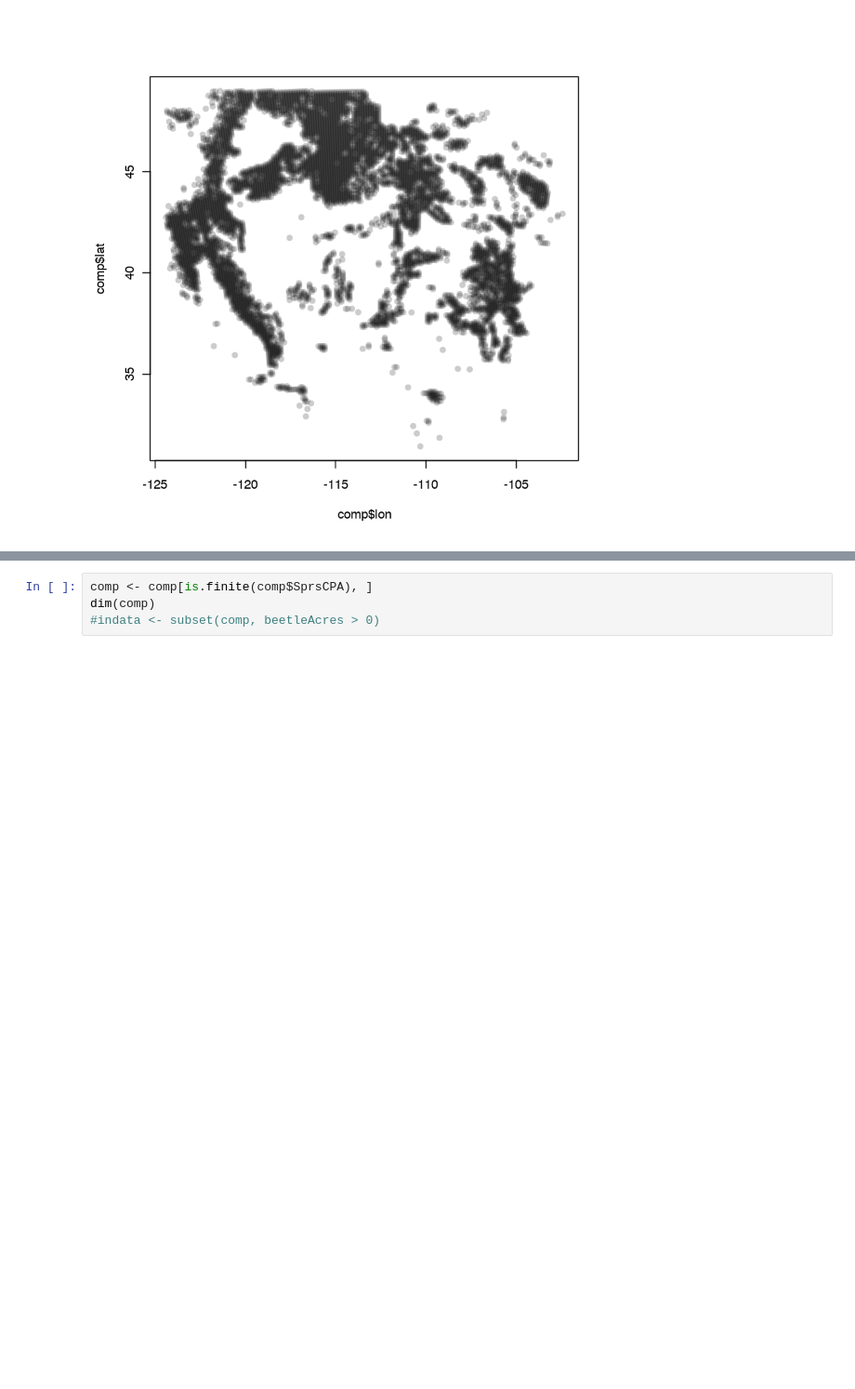
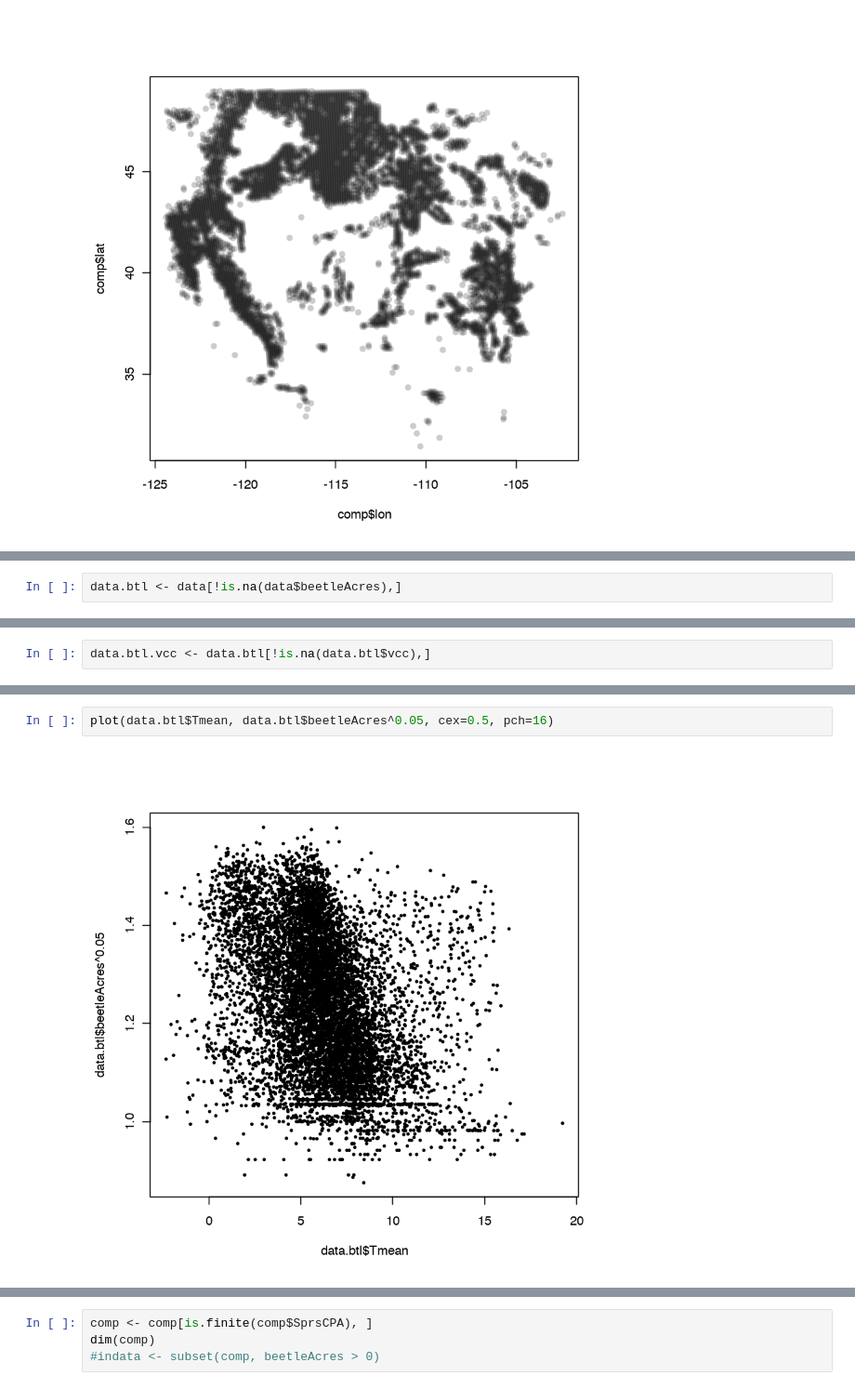
Before and after one commit to dongmeic/suppression, a Jupyter notebook: R/mpb10km_data_cleaning.ipynb, the cells around one changed output, grey strips where cells are left out. Shown at 93% size. Drawn from its saved outputs; the diff is of its cells as text; blank space fills up the shorter version.

Commit message:
figures

```diff
--- a/R/mpb10km_data_cleaning.ipynb
+++ b/R/mpb10km_data_cleaning.ipynb
@@ -97,0 +100,2 @@ for (field in names(data)) {
+# %%
+data.btl <- data[!is.na(data$beetleAcres),]
@@ -97,0 +128,2 @@ for (field in names(data)) {
+# %%
+data.btl.vcc <- data.btl[!is.na(data.btl$vcc),]
@@ -97,0 +178,4 @@ for (field in names(data)) {
+# %%
+plot(data.btl$Tmean, data.btl$beetleAcres^0.05, cex=0.5, pch=16)
+# %% [output]
+[figure, added]
```
Also changed, not shown: parts of 14 cells of this notebook, 1 other file.
